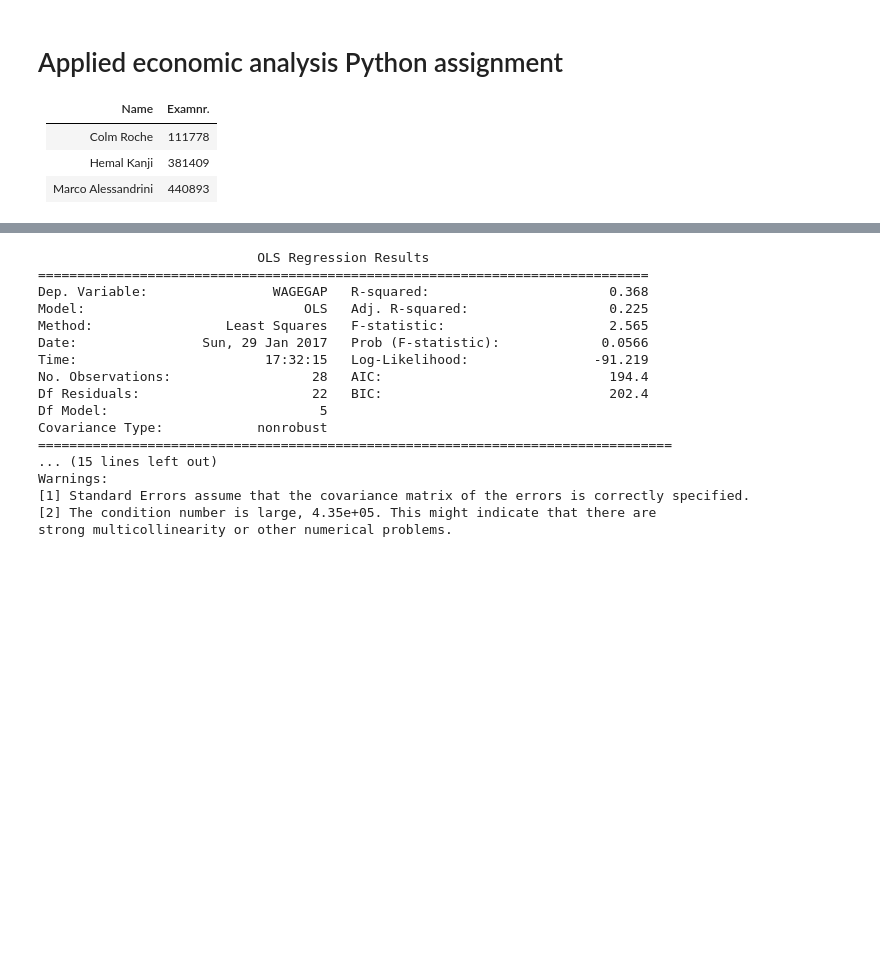
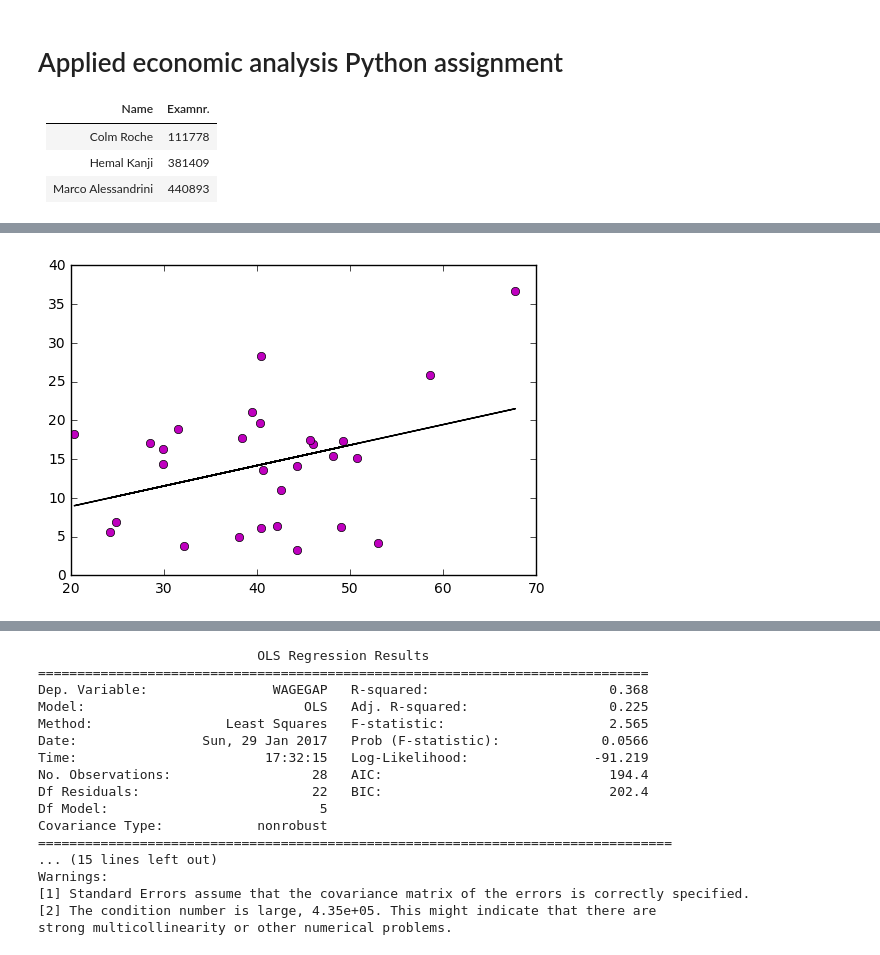
Before and after one commit to C-J-Roche/Python-Assignment-, a Jupyter notebook: Python Assignment .ipynb, the cells around one changed output, grey strips where cells are left out. Cells and saved outputs as stored; diff of their text form; code cells hidden in the pictures; blank space fills up the shorter version.

```diff
--- a/Python Assignment .ipynb
+++ b/Python Assignment .ipynb
@@ -52,0 +54,17 @@ data.plot(kind='scatter', x='WOMENPOLVOICE', y='WAGEGAP')
+# %%
+#Plotting the data for each covariate
+#Setting the x variable
+x = data.EDUTRY
+#Setting the y variable
+y = data.WAGEGAP
+#Creating a function that produces an output of the expected y for a given x in order to plot the correlation coefficient
+fit = np.polyfit(x,y,1)
+fit_fn = np.poly1d(fit)
+#Finally producing the graph with the line of best fit.
+plt.figure()
+plt.plot(x,y, 'mo', x, fit_fn(x), '-k')
+
+plt.show()
+#same procedure in the graphs below with different colours and x variables.
+# %% [output]
+[figure, added]
```
Also changed, not shown: parts of 16 cells of this notebook.
